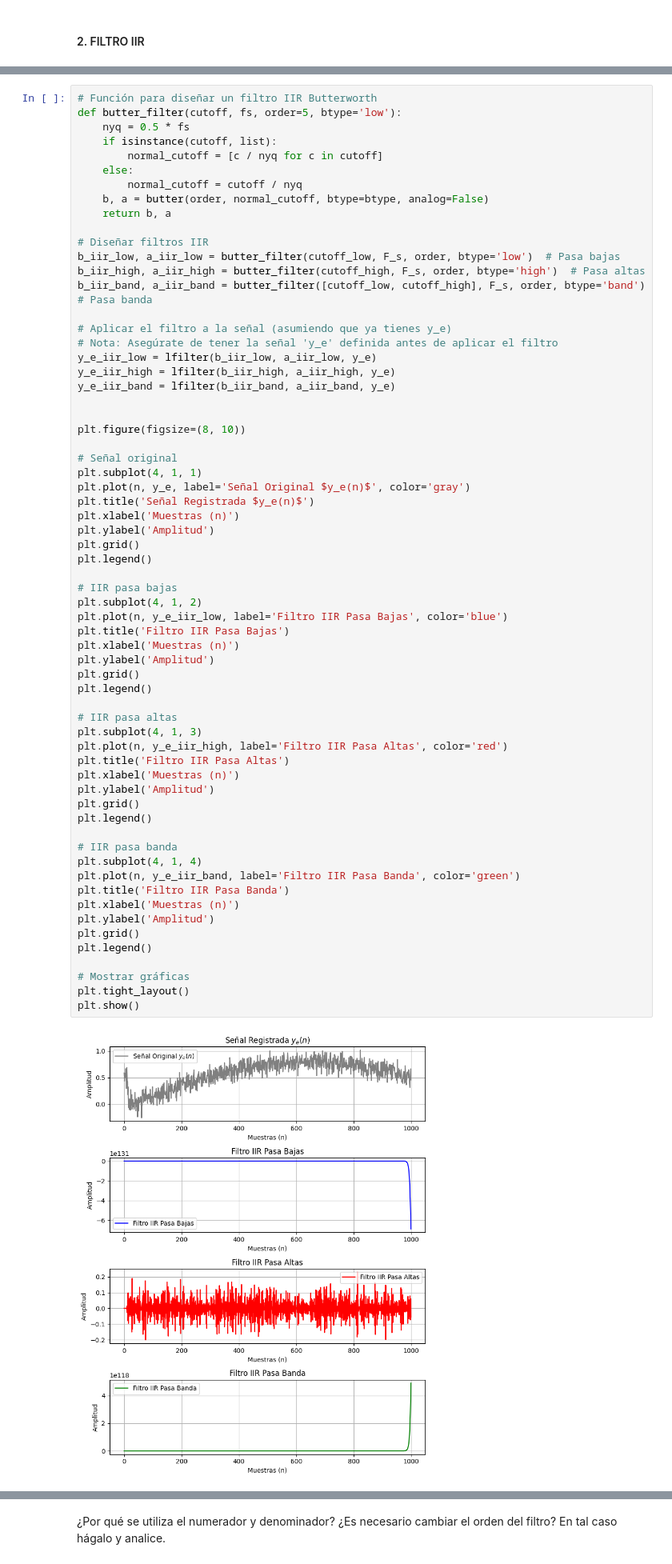
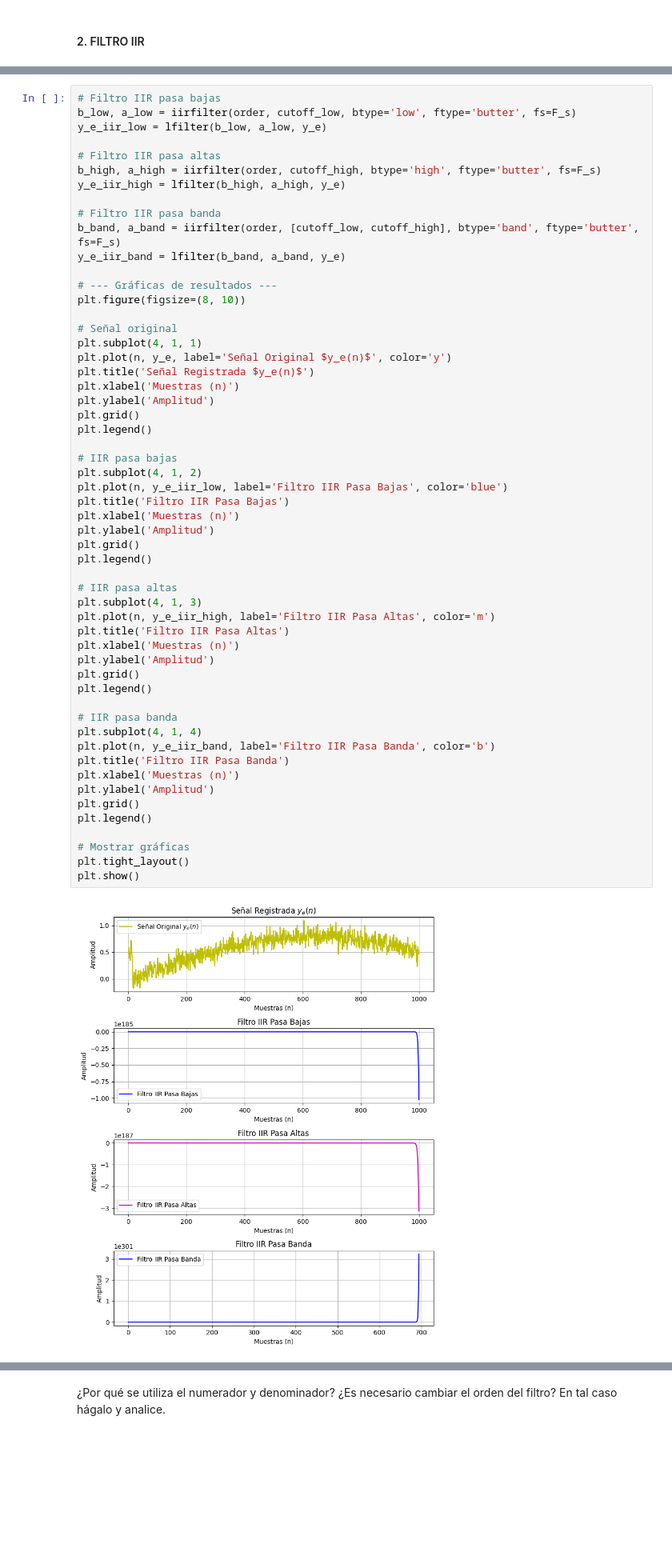
Before and after one commit to juandayo001/Biose-ales_20242, a Jupyter notebook: Practica6.ipynb, the cells around one changed output, grey strips where cells are left out. Shown at 80% size. Saved outputs shown, nothing was run; the diff lists cells and outputs as text; blank space fills up the shorter version.

```diff
--- a/Practica6.ipynb
+++ b/Practica6.ipynb
@@ -142,31 +144,22 @@ plt.show()
 # %%
-# Función para diseñar un filtro IIR Butterworth
-def butter_filter(cutoff, fs, order=5, btype='low'):
-    nyq = 0.5 * fs
-    if isinstance(cutoff, list):
-        normal_cutoff = [c / nyq for c in cutoff]
-    else:
-        normal_cutoff = cutoff / nyq
-    b, a = butter(order, normal_cutoff, btype=btype, analog=False)
-    return b, a
+# Filtro IIR pasa bajas
+b_low, a_low = iirfilter(order, cutoff_low, btype='low', ftype='butter', fs=F_s)
+y_e_iir_low = lfilter(b_low, a_low, y_e)
 
-# Diseñar filtros IIR
-b_iir_low, a_iir_low = butter_filter(cutoff_low, F_s, order, btype='low')  # Pasa bajas
-b_iir_high, a_iir_high = butter_filter(cutoff_high, F_s, order, btype='high')  # Pasa altas
-b_iir_band, a_iir_band = butter_filter([cutoff_low, cutoff_high], F_s, order, btype='band')  # Pasa banda
+# Filtro IIR pasa altas
+b_high, a_high = iirfilter(order, cutoff_high, btype='high', ftype='butter', fs=F_s)
+y_e_iir_high = lfilter(b_high, a_high, y_e)
 
-# Aplicar el filtro a la señal (asumiendo que ya tienes y_e)
-# Nota: Asegúrate de tener la señal 'y_e' definida antes de aplicar el filtro
-y_e_iir_low = lfilter(b_iir_low, a_iir_low, y_e)
-y_e_iir_high = lfilter(b_iir_high, a_iir_high, y_e)
-y_e_iir_band = lfilter(b_iir_band, a_iir_band, y_e)
+# Filtro IIR pasa banda
+b_band, a_band = iirfilter(order, [cutoff_low, cutoff_high], btype='band', ftype='butter', fs=F_s)
+y_e_iir_band = lfilter(b_band, a_band, y_e)
 
-
+# --- Gráficas de resultados ---
 plt.figure(figsize=(8, 10))
 
 # Señal original
 plt.subplot(4, 1, 1)
-plt.plot(n, y_e, label='Señal Original $y_e(n)$', color='gray')
+plt.plot(n, y_e, label='Señal Original $y_e(n)$', color='y')
 plt.title('Señal Registrada $y_e(n)$')
 plt.xlabel('Muestras (n)')
 plt.ylabel('Amplitud')
@@ -175,33 +168,33 @@ plt.legend()
 
 # IIR pasa bajas
 plt.subplot(4, 1, 2)
 plt.plot(n, y_e_iir_low, label='Filtro IIR Pasa Bajas', color='blue')
 plt.title('Filtro IIR Pasa Bajas')
 plt.xlabel('Muestras (n)')
 plt.ylabel('Amplitud')
 plt.grid()
 plt.legend()
 
 # IIR pasa altas
 plt.subplot(4, 1, 3)
-plt.plot(n, y_e_iir_high, label='Filtro IIR Pasa Altas', color='red')
+plt.plot(n, y_e_iir_high, label='Filtro IIR Pasa Altas', color='m')
 plt.title('Filtro IIR Pasa Altas')
 plt.xlabel('Muestras (n)')
 plt.ylabel('Amplitud')
 plt.grid()
 plt.legend()
 
 # IIR pasa banda
 plt.subplot(4, 1, 4)
-plt.plot(n, y_e_iir_band, label='Filtro IIR Pasa Banda', color='green')
+plt.plot(n, y_e_iir_band, label='Filtro IIR Pasa Banda', color='b')
 plt.title('Filtro IIR Pasa Banda')
 plt.xlabel('Muestras (n)')
 plt.ylabel('Amplitud')
 plt.grid()
 plt.legend()
 
 # Mostrar gráficas
 plt.tight_layout()
 plt.show()
 # %% [output]
-[figure, old version]
+[figure, new version]
```
Also changed, not shown: parts of 10 cells of this notebook.
